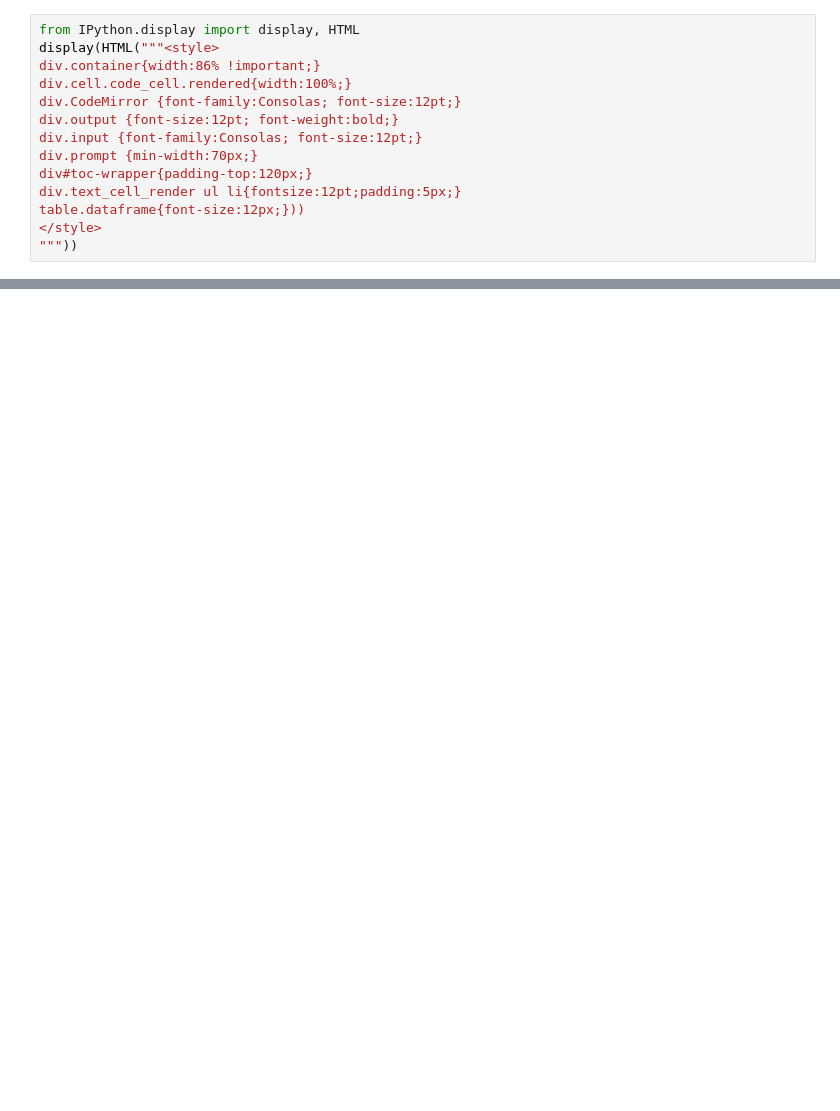
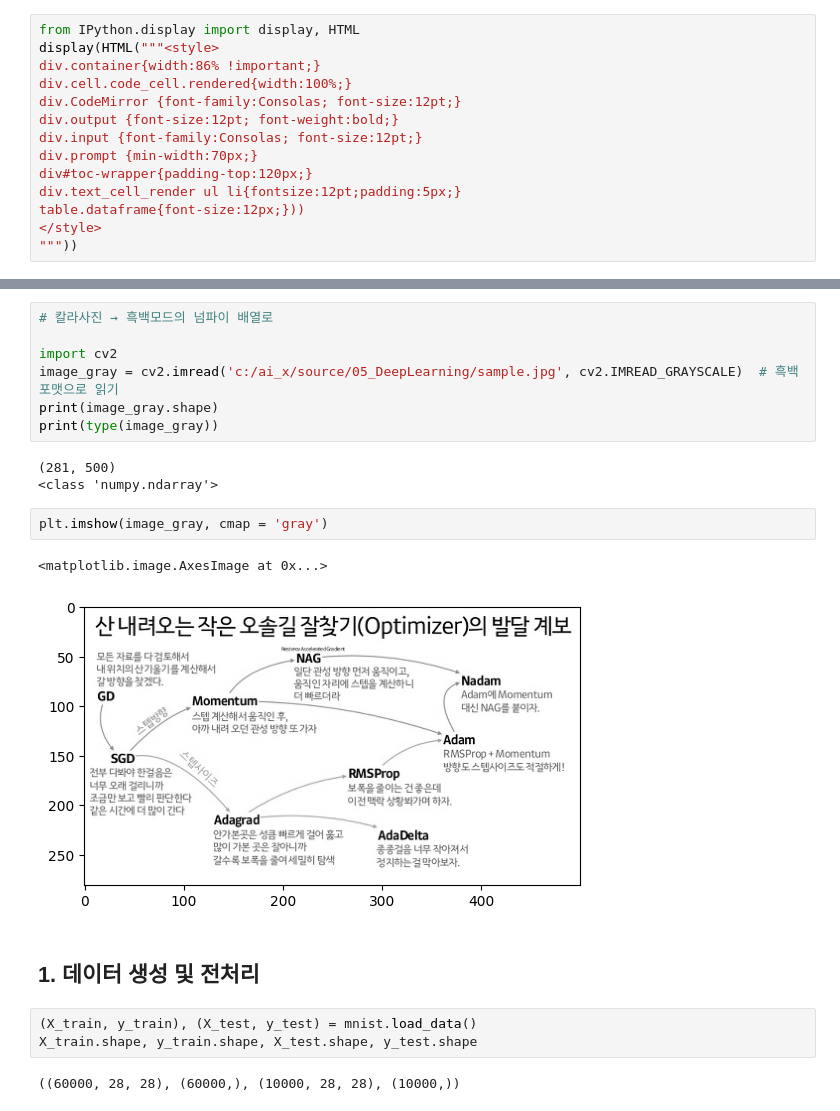
Before and after one commit to yongkoni/ai_x, a Jupyter notebook: source/05_DeepLearning/Ch08_DNN(딥러닝)_MNIST(손글씨데이터).ipynb, the cells around one changed output, grey strips where cells are left out. Cells and saved outputs as stored; diff of their text form; blank space fills up the shorter version.

```diff
--- a/source/05_DeepLearning/Ch08_DNN(딥러닝)_MNIST(손글씨데이터).ipynb
+++ b/source/05_DeepLearning/Ch08_DNN(딥러닝)_MNIST(손글씨데이터).ipynb
@@ -29,0 +70,22 @@ data = np.loadtxt
+# %%
+# 칼라사진 → 흑백모드의 넘파이 배열로
+
+import cv2
+image_gray = cv2.imread('c:/ai_x/source/05_DeepLearning/sample.jpg', cv2.IMREAD_GRAYSCALE)  # 흑백포맷으로 읽기
+print(image_gray.shape)
+print(type(image_gray))
+# %% [output]
+(281, 500)
+<class 'numpy.ndarray'>
+# %%
+plt.imshow(image_gray, cmap = 'gray')
+# %% [output]
+<matplotlib.image.AxesImage at 0x...>
+[figure, added]
+# %% [markdown]
+## 1. 데이터 생성 및 전처리
+# %%
+(X_train, y_train), (X_test, y_test) = mnist.load_data()
+X_train.shape, y_train.shape, X_test.shape, y_test.shape
+# %% [output]
+((60000, 28, 28), (60000,), (10000, 28, 28), (10000,))
```
Also changed, not shown: parts of 45 cells of this notebook, 24 other files.
